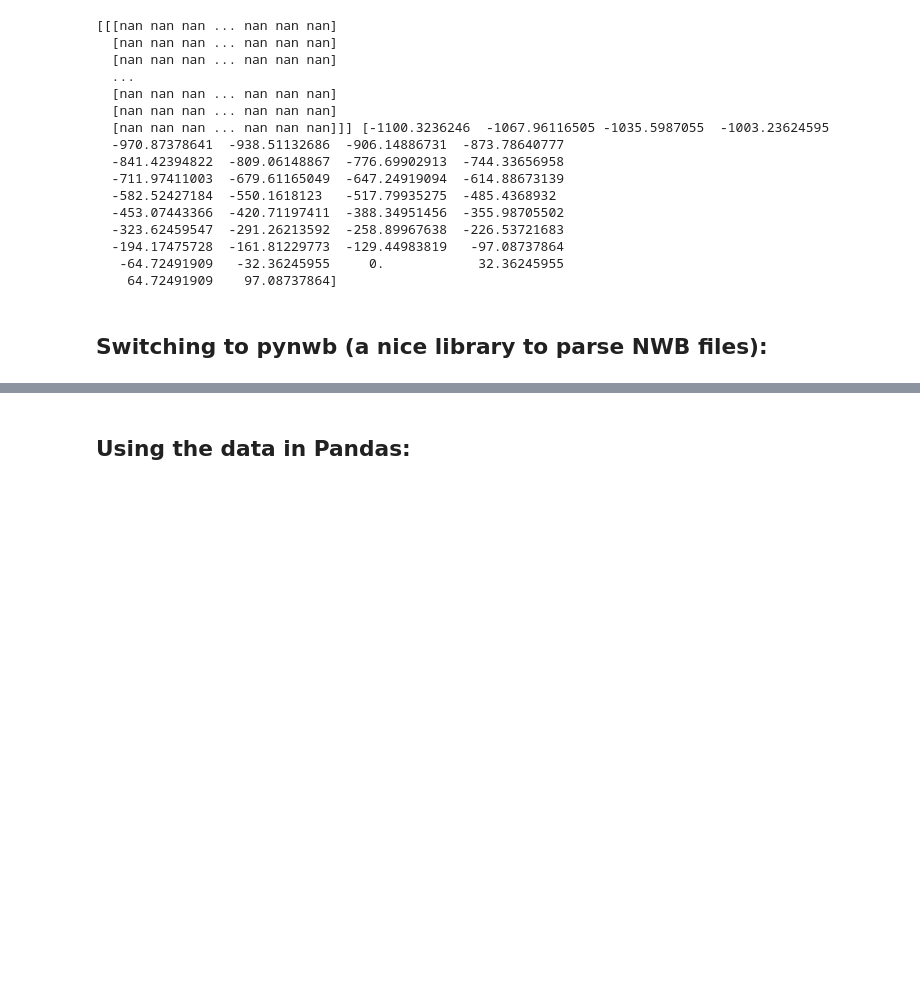
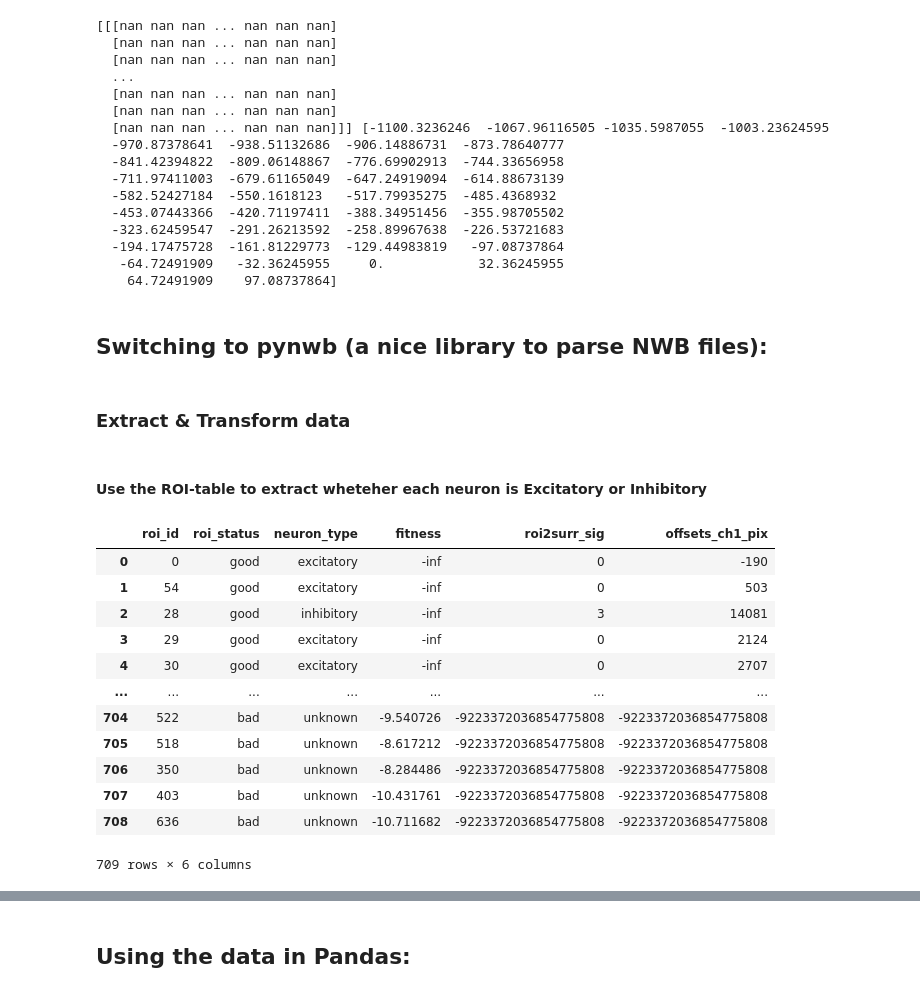
Before and after one commit to NieuweNils/Willuhn_Calcium_Imaging_Dashboard, a Jupyter notebook: jupyter/Data_exploration.ipynb, the cells around one changed output, grey strips where cells are left out. Cells and saved outputs as stored; diff of their text form; code cells hidden in the pictures; blank space fills up the shorter version.

```diff
--- a/jupyter/Data_exploration.ipynb
+++ b/jupyter/Data_exploration.ipynb
@@ -242,2 +245,4 @@ def sort_roi_by_peak_latency(roi_timeseries):
+# %% [markdown]
+### Extract & Transform data
 # %%
 # Sort and concatenate trial-based data time-locked to selected events
@@ -264 +271,3 @@ is_inh = np.zeros((data_all.shape[0]))
 is_inh[neuron_type[sorted_roi_idx] == 'inhibitory'] = 1
+# %% [markdown]
+#### Use the ROI-table to extract wheteher each neuron is Excitatory or Inhibitory
@@ -264,0 +289,17 @@ is_inh[neuron_type[sorted_roi_idx] == 'inhibitory'] = 1
+# %%
+# A summary of the table:
+roi_table_df
+# %% [output]
+|  | roi_id | roi_status | neuron_type | fitness | roi2surr_sig | offsets_ch1_pix |
+| 0 | 0 | good | excitatory | -inf | 0 | -190 |
+| 1 | 54 | good | excitatory | -inf | 0 | 503 |
+| 2 | 28 | good | inhibitory | -inf | 3 | 14081 |
+| 3 | 29 | good | excitatory | -inf | 0 | 2124 |
+| 4 | 30 | good | excitatory | -inf | 0 | 2707 |
+| ... | ... | ... | ... | ... | ... | ... |
+| 704 | 522 | bad | unknown | -9.540726 | -9223372036854775808 | -9223372036854775808 |
+| 705 | 518 | bad | unknown | -8.617212 | -9223372036854775808 | -9223372036854775808 |
+| 706 | 350 | bad | unknown | -8.284486 | -9223372036854775808 | -9223372036854775808 |
+| 707 | 403 | bad | unknown | -10.431761 | -9223372036854775808 | -9223372036854775808 |
+| 708 | 636 | bad | unknown | -10.711682 | -9223372036854775808 | -9223372036854775808 |
+709 rows × 6 columns
```
Also changed, not shown: parts of 9 cells of this notebook, 6 other files.
